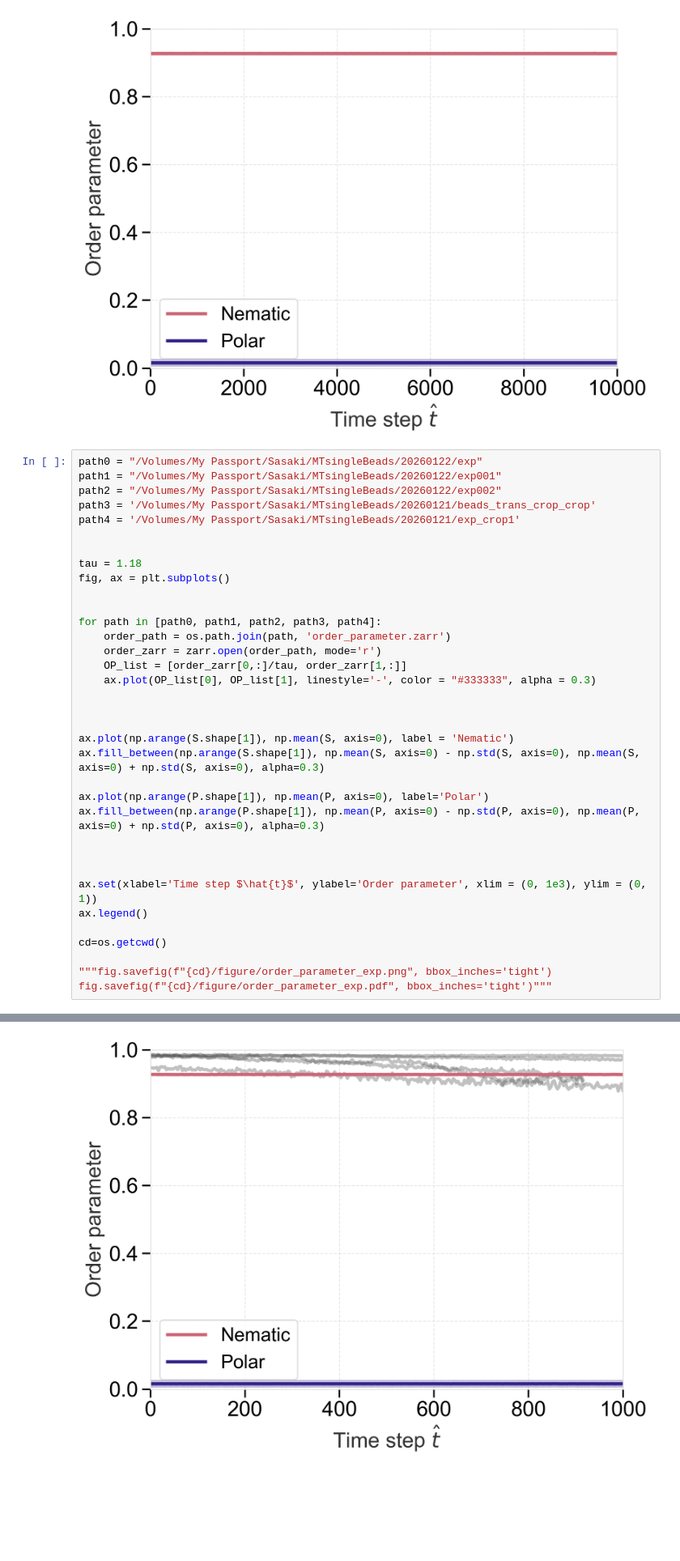
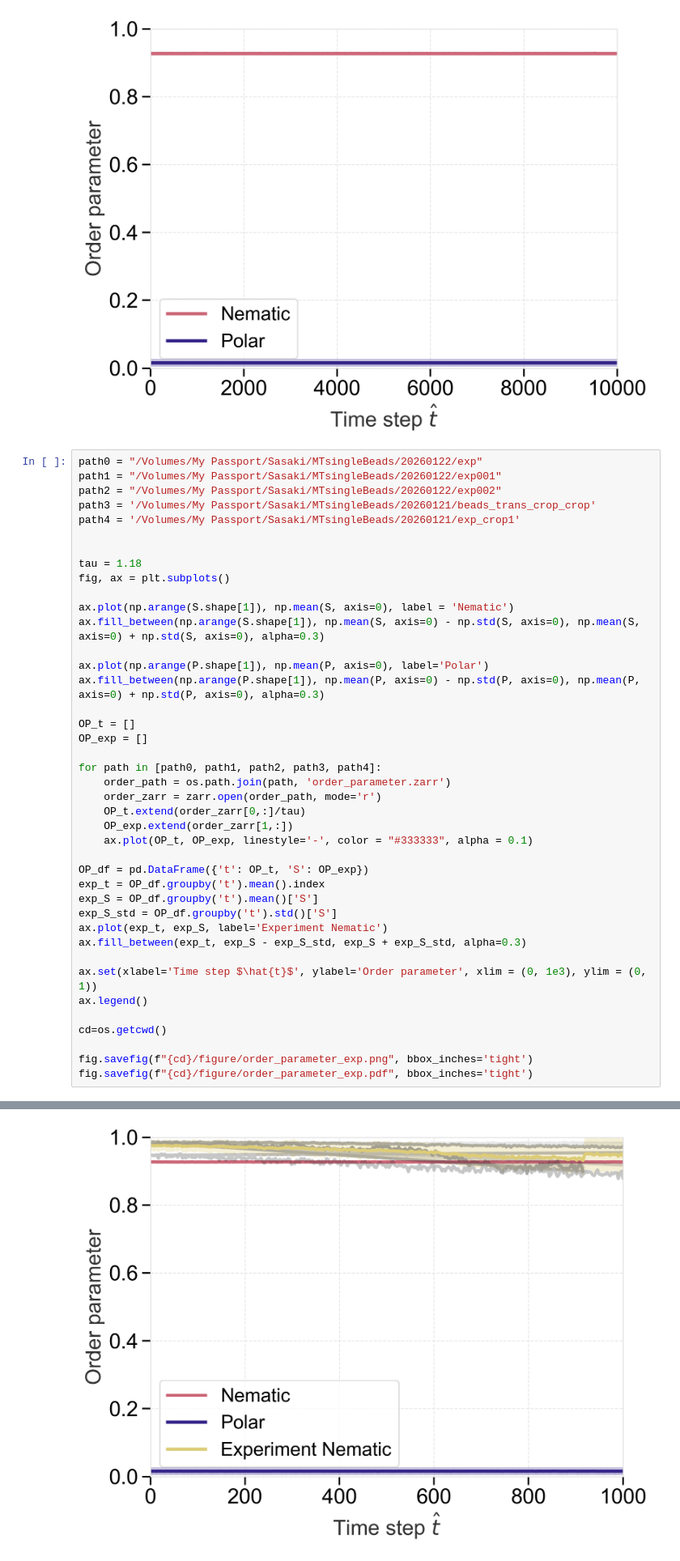
Before and after one commit to wppppupr/MTCargoSim, a Jupyter notebook: analysis/graph/order.ipynb, the cells around one changed output, grey strips where cells are left out. Shown at 81% size. Drawn from its saved outputs; the diff is of its cells as text; blank space fills up the shorter version.

```diff
--- a/analysis/graph/order.ipynb
+++ b/analysis/graph/order.ipynb
@@ -72,28 +73,34 @@ path4 = '/Volumes/My Passport/Sasaki/MTsingleBeads/20260121/exp_crop1'
 tau = 1.18
 fig, ax = plt.subplots()
 
-
-for path in [path0, path1, path2, path3, path4]:
-    order_path = os.path.join(path, 'order_parameter.zarr')
-    order_zarr = zarr.open(order_path, mode='r')
-    OP_list = [order_zarr[0,:]/tau, order_zarr[1,:]]
-    ax.plot(OP_list[0], OP_list[1], linestyle='-', color = "#333333", alpha = 0.3)
-
-
-
 ax.plot(np.arange(S.shape[1]), np.mean(S, axis=0), label = 'Nematic')
 ax.fill_between(np.arange(S.shape[1]), np.mean(S, axis=0) - np.std(S, axis=0), np.mean(S, axis=0) + np.std(S, axis=0), alpha=0.3)
 
 ax.plot(np.arange(P.shape[1]), np.mean(P, axis=0), label='Polar')
 ax.fill_between(np.arange(P.shape[1]), np.mean(P, axis=0) - np.std(P, axis=0), np.mean(P, axis=0) + np.std(P, axis=0), alpha=0.3)
 
+OP_t = []
+OP_exp = []
 
+for path in [path0, path1, path2, path3, path4]:
+    order_path = os.path.join(path, 'order_parameter.zarr')
+    order_zarr = zarr.open(order_path, mode='r')
+    OP_t.extend(order_zarr[0,:]/tau)
+    OP_exp.extend(order_zarr[1,:])
+    ax.plot(OP_t, OP_exp, linestyle='-', color = "#333333", alpha = 0.1)
+
+OP_df = pd.DataFrame({'t': OP_t, 'S': OP_exp})
+exp_t = OP_df.groupby('t').mean().index
+exp_S = OP_df.groupby('t').mean()['S']
+exp_S_std = OP_df.groupby('t').std()['S']
+ax.plot(exp_t, exp_S, label='Experiment Nematic')
+ax.fill_between(exp_t, exp_S - exp_S_std, exp_S + exp_S_std, alpha=0.3)
 
 ax.set(xlabel='Time step $\hat{t}$', ylabel='Order parameter', xlim = (0, 1e3), ylim = (0, 1))
 ax.legend()
 
 cd=os.getcwd()
 
-"""fig.savefig(f"{cd}/figure/order_parameter_exp.png", bbox_inches='tight')
-fig.savefig(f"{cd}/figure/order_parameter_exp.pdf", bbox_inches='tight')"""
+fig.savefig(f"{cd}/figure/order_parameter_exp.png", bbox_inches='tight')
+fig.savefig(f"{cd}/figure/order_parameter_exp.pdf", bbox_inches='tight')
 # %% [output]
@@ -101,2 +107,2 @@ fig.savefig(f"{cd}/figure/order_parameter_exp.pdf", bbox_inches='tight')"""
-[figure, old version]
+[figure, new version]
 # %%
```
Also changed, not shown: parts of 6 cells of this notebook, 2 other files.
